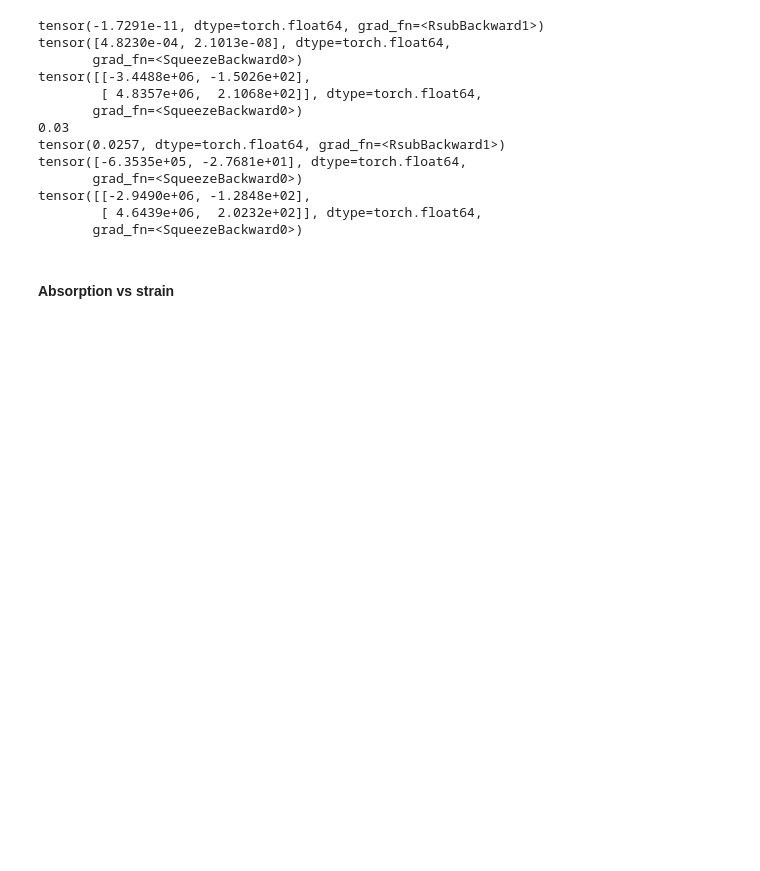
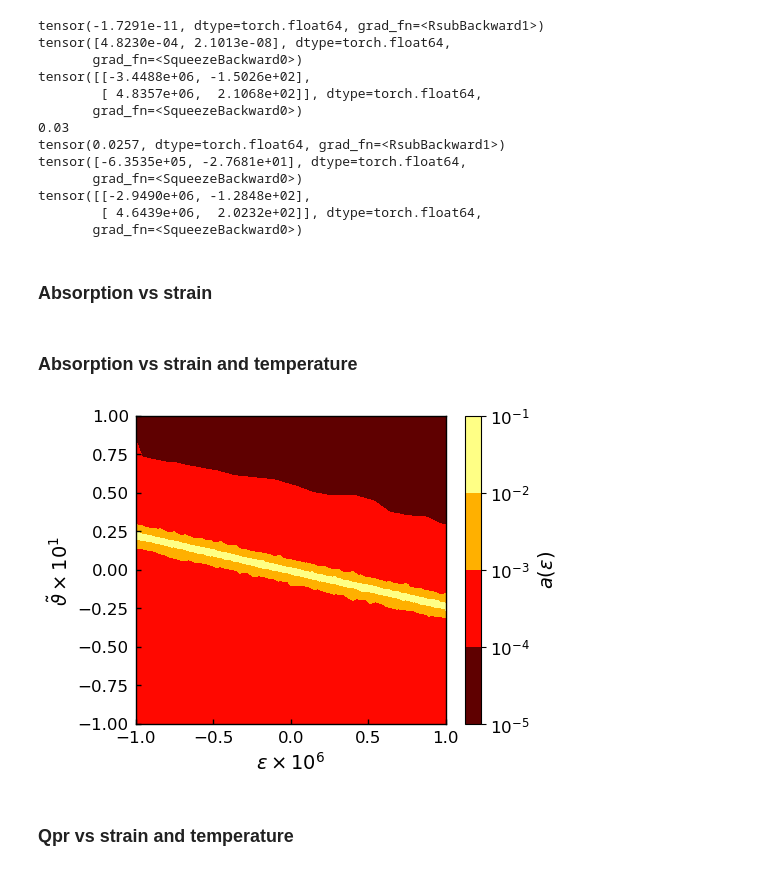
Before and after one commit to jadonylin/relativistic-lightsail-dynamics, a Jupyter notebook: Optimisation/run_parallel_extract.ipynb, the cells around one changed output. Saved outputs shown, nothing was run; the diff lists cells and outputs as text; code cells hidden in the pictures; blank space fills up the shorter version.

Commit message:
Plot absorption and Qpr2 on  strain, temperature axes

```diff
--- a/Optimisation/run_parallel_extract.ipynb
+++ b/Optimisation/run_parallel_extract.ipynb
@@ -684,7 +685,7 @@ tensor([[-2.9490e+06, -1.2848e+02],
         [ 4.6439e+06,  2.0232e+02]], dtype=torch.float64,
        grad_fn=<SqueezeBackward0>)
 # %% [markdown]
-#### Absorption vs strain
+### Absorption vs strain
 # %%
 strain_range = (-1e-2, 1e-2)
 loss = 0.05
@@ -736,3 +737,49 @@ z_ax.set_yscale("log")
 
 figname = f"../Figures/absorption_strain.pdf"
 # q_fig.savefig(figname, bbox_inches='tight', transparent=True)
+# %% [markdown]
+### Absorption vs strain and temperature
+# %%
+strain_lim = 1e-6
+temp_lim = 1e-1
+strain_range = (-strain_lim, strain_lim)
+temp_range = (-temp_lim, temp_lim)
+loss = 0.01
+
+def f(p):
+    s, t = p
+    return grating_abs.to_numpy(flex.absorption(grating_abs, strain=s, temp=t, material=materials.Si3N4, requires_grad=False))
+
+f_learner = adp.Learner2D(f, bounds=[strain_range, temp_range])
+f_runner = adp.runner.simple(f_learner, loss_goal=loss)
+f_data = f_learner.to_numpy()
+strains = f_data[:,0]
+temps = f_data[:,1]
+absorps = f_data[:,2]
+# %%
+import matplotlib.pyplot as plt
+from matplotlib import ticker
+ax_width = 1.
+l_width = 1.5
+# idx = np.lexsort((temps, strains)).reshape(64, 3)
+q_fig, q_ax = plt.subplots(1, figsize=(5.,4.))
+ax = q_ax
+ax.tick_params(which="both", axis='both', width=ax_width, direction='in', pad=5)
+for axis in ['top','bottom','left','right']:
+    ax.spines[axis].set_linewidth(ax_width)
+    ax.xaxis.set_tick_params(width=ax_width)
+    ax.yaxis.set_tick_params(width=ax_width)
+    # for axis in ['top', 'right']:
+    #     ax.spines[axis].set_visible(False)
+
+surf = q_ax.tricontourf(strains/strain_lim, temps/temp_lim, absorps,
+                        cmap="hot", locator=ticker.LogLocator())
+q_ax.set(xlabel=rf"$\epsilon\times$10$^{-int(np.log10(strain_lim))}$", ylabel=rf"$\tilde{{\vartheta}}\times$10$^{-int(np.log10(temp_lim))}$")
+q_fig.colorbar(surf, label=r"$a(\epsilon)$")
+
+figname = f"../Figures/absorption_strain.pdf"
+# q_fig.savefig(figname, bbox_inches='tight', transparent=True)
+# %% [output]
+[figure, added]
+# %% [markdown]
+### Qpr vs strain and temperature
```
Also changed, not shown: parts of 6 cells of this notebook.
